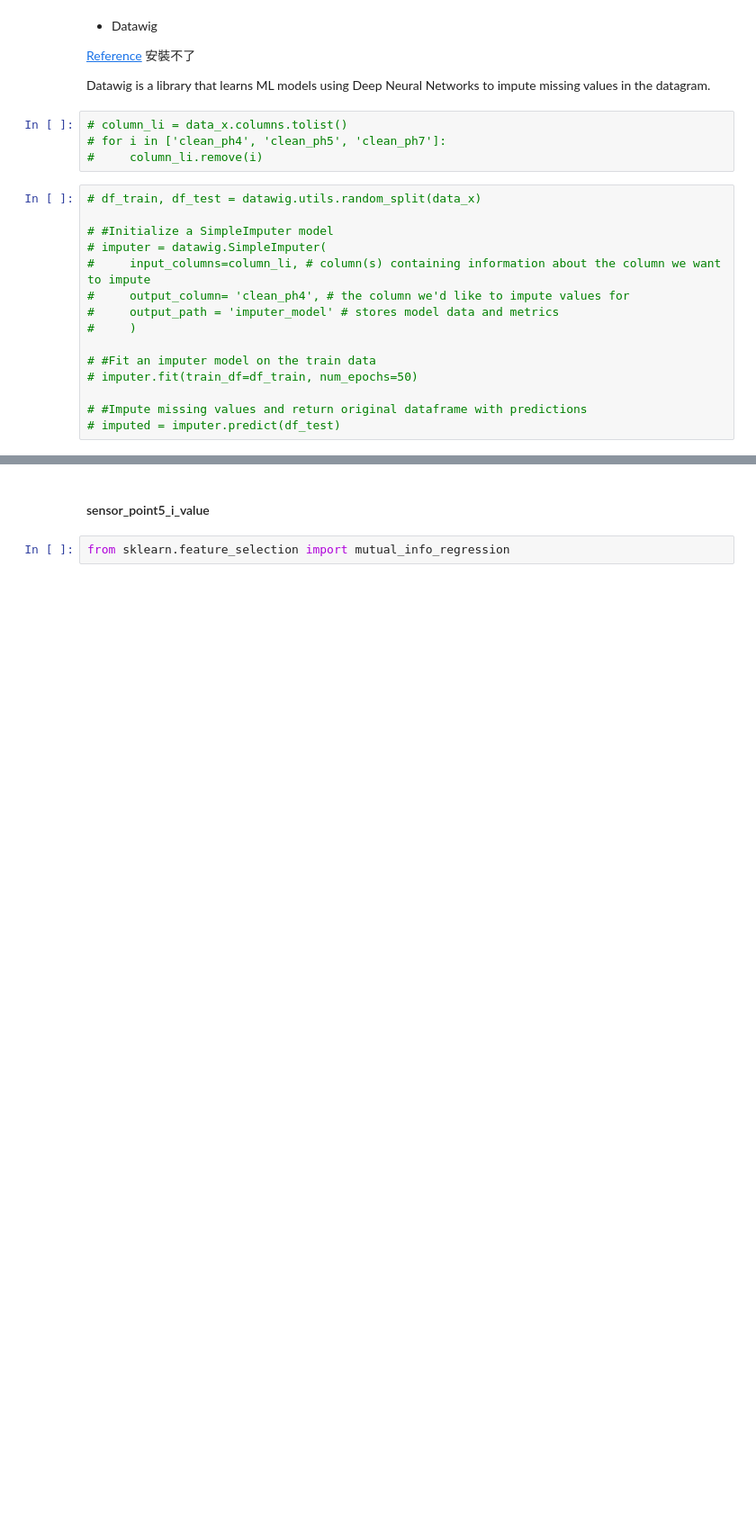
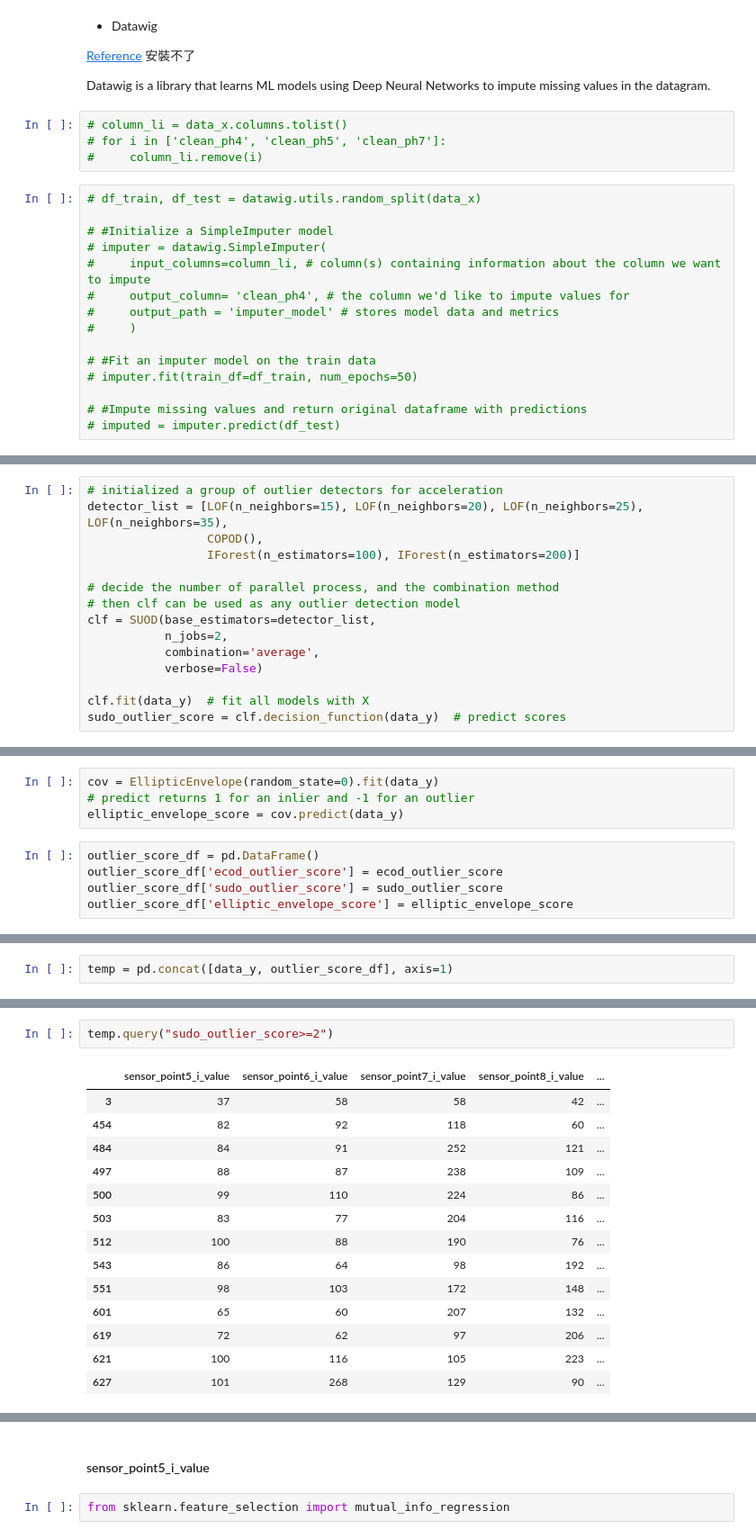
Before and after one commit to EricTsai83/IMBD_data_competition, a Jupyter notebook: Code/feature_engineering.ipynb, the cells around one changed output, grey strips where cells are left out. Shown: that part at 90% size. Saved outputs shown, nothing was run; the diff lists cells and outputs as text; blank space fills up the shorter version.

```diff
--- a/Code/feature_engineering.ipynb
+++ b/Code/feature_engineering.ipynb
@@ -232,0 +246,15 @@ data_x
+# %%
+# initialized a group of outlier detectors for acceleration
+detector_list = [LOF(n_neighbors=15), LOF(n_neighbors=20), LOF(n_neighbors=25), LOF(n_neighbors=35),
+                 COPOD(),
+                 IForest(n_estimators=100), IForest(n_estimators=200)]
+
+# decide the number of parallel process, and the combination method
+# then clf can be used as any outlier detection model
+clf = SUOD(base_estimators=detector_list,
+           n_jobs=2,
+           combination='average',
+           verbose=False)
+
+clf.fit(data_y)  # fit all models with X
+sudo_outlier_score = clf.decision_function(data_y)  # predict scores
@@ -232,0 +273,9 @@ data_x
+# %%
+cov = EllipticEnvelope(random_state=0).fit(data_y)
+# predict returns 1 for an inlier and -1 for an outlier
+elliptic_envelope_score = cov.predict(data_y)
+# %%
+outlier_score_df = pd.DataFrame()
+outlier_score_df['ecod_outlier_score'] = ecod_outlier_score
+outlier_score_df['sudo_outlier_score'] = sudo_outlier_score
+outlier_score_df['elliptic_envelope_score'] = elliptic_envelope_score
@@ -232,0 +284,2 @@ data_x
+# %%
+temp = pd.concat([data_y, outlier_score_df], axis=1)
@@ -232,0 +298,17 @@ data_x
+# %%
+temp.query("sudo_outlier_score>=2")
+# %% [output]
+|  | sensor_point5_i_value | sensor_point6_i_value | sensor_point7_i_value | sensor_point8_i_value | ... |
+| 3 | 37 | 58 | 58 | 42 | ... |
+| 454 | 82 | 92 | 118 | 60 | ... |
+| 484 | 84 | 91 | 252 | 121 | ... |
+| 497 | 88 | 87 | 238 | 109 | ... |
+| 500 | 99 | 110 | 224 | 86 | ... |
+| 503 | 83 | 77 | 204 | 116 | ... |
+| 512 | 100 | 88 | 190 | 76 | ... |
+| 543 | 86 | 64 | 98 | 192 | ... |
+| 551 | 98 | 103 | 172 | 148 | ... |
+| 601 | 65 | 60 | 207 | 132 | ... |
+| 619 | 72 | 62 | 97 | 206 | ... |
+| 621 | 100 | 116 | 105 | 223 | ... |
+| 627 | 101 | 268 | 129 | 90 | ... |
```
Also changed, not shown: parts of 21 cells of this notebook.
